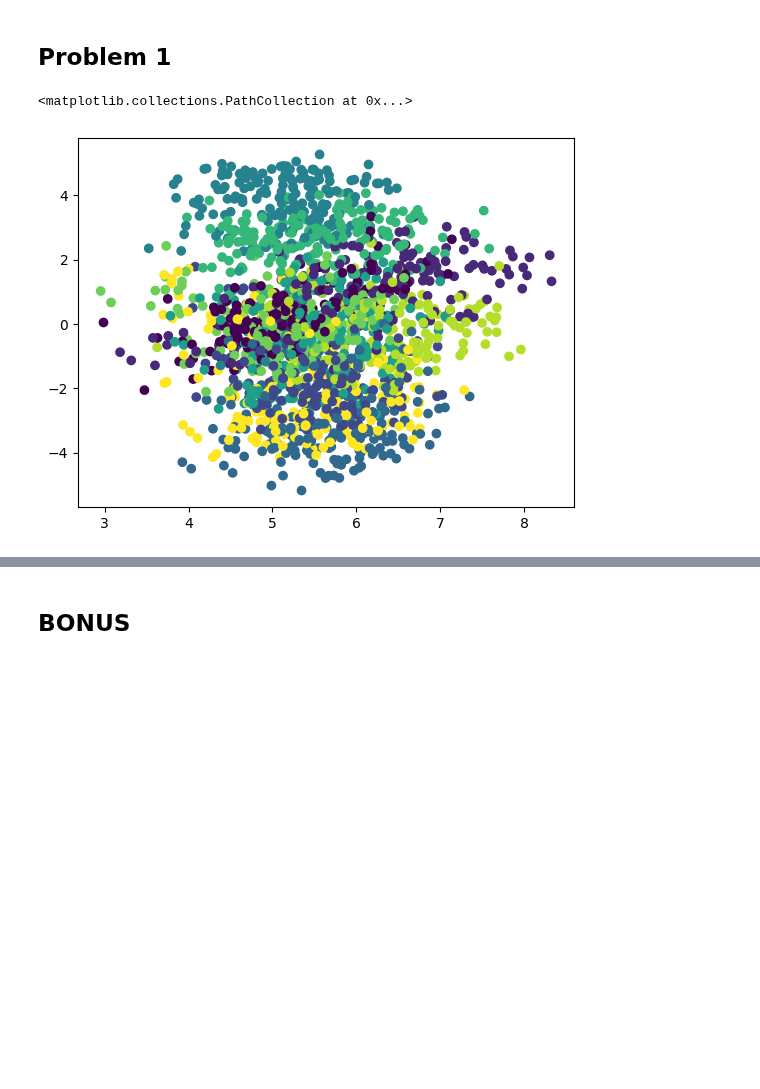
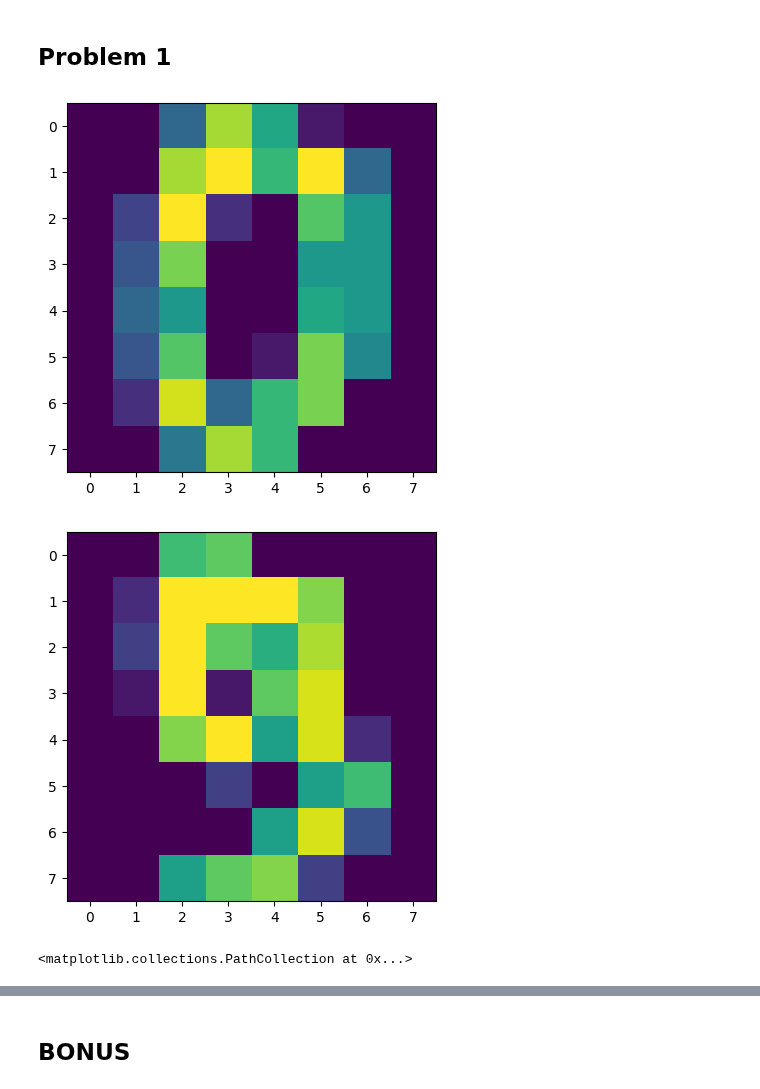
Before and after one commit to graterollin/PRML, a Jupyter notebook: hw6/HW6.ipynb, the cells around one changed output, grey strips where cells are left out. Saved outputs shown, nothing was run; the diff lists cells and outputs as text; code cells hidden in the pictures; blank space fills up the shorter version.

Commit message:
Now visualizing some data points

```diff
--- a/hw6/HW6.ipynb
+++ b/hw6/HW6.ipynb
@@ -45,17 +45,23 @@ def findPrincipalComponents(covar_matrix):
 # %%
 # Can view some of the images using the imshow function of matplotlib.pyplot
 digits = load_digits()
 data, labels = digits.data, digits.target
+
+plt.imshow(data[0].reshape((8,8)))
+plt.show()
+plt.imshow(data[9].reshape((8,8)))
+plt.show()
 
 # Normalize the data
 data -= np.mean(data)
 data /= np.std(data)
 
 covar_matrix = computeCovarMatrix(data)
 pc_eigenvalues, pc_eigenvectors = findPrincipalComponents(covar_matrix)
 dataproj = np.matmul(data, pc_eigenvectors)
 
 plt.scatter(dataproj[:, 0], dataproj[:, 1], c=labels)
 # %% [output]
+[figure, new version]
+[figure, added]
 <matplotlib.collections.PathCollection at 0x...>
-[figure, old version]
```
Also changed, not shown: parts of 1 cell of this notebook.
